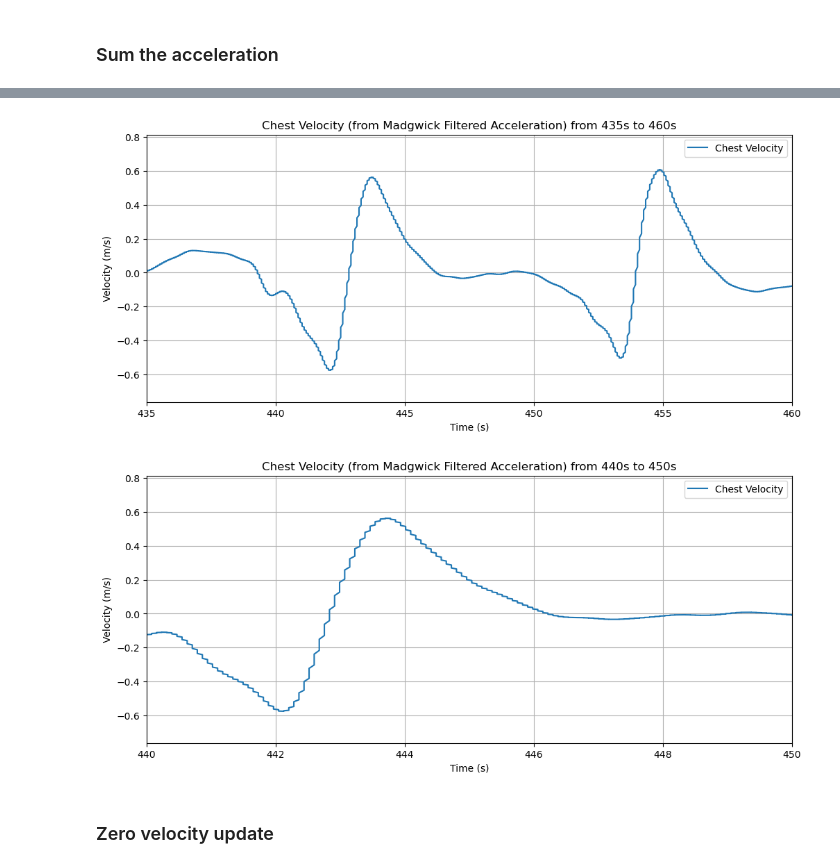
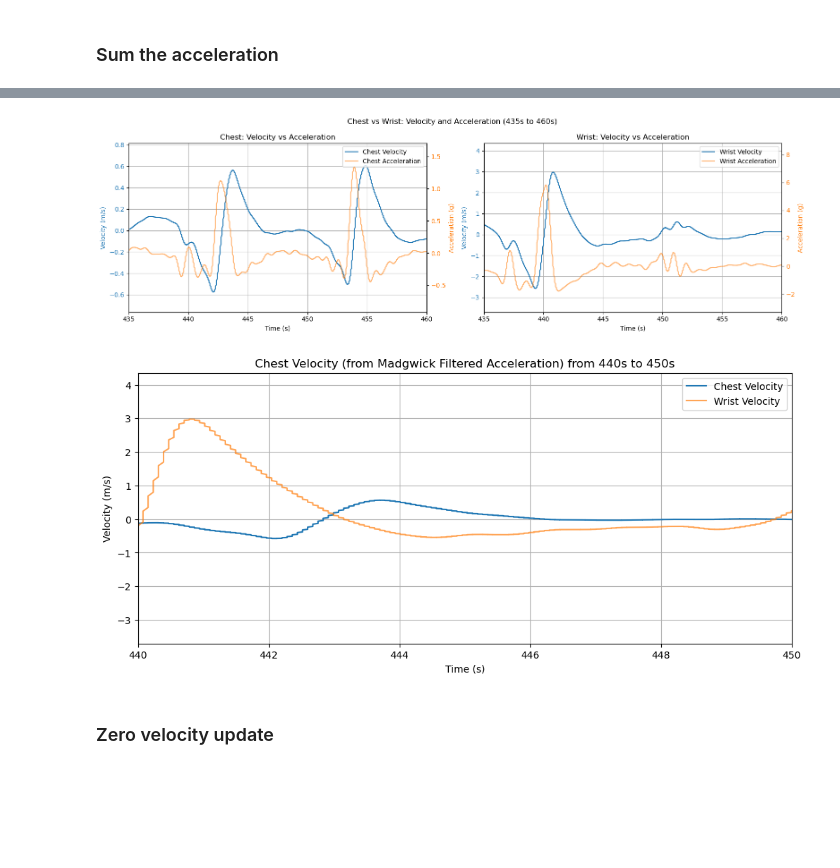
Before and after one commit to tdjohnson1987/ProJump, a Jupyter notebook: EDA.ipynb, the cells around one changed output, grey strips where cells are left out. Cells and saved outputs as stored; diff of their text form; code cells hidden in the pictures; blank space fills up the shorter version.

Commit message:
Updated madgwick and jump detection algorithm

```diff
--- a/EDA.ipynb
+++ b/EDA.ipynb
@@ -572,20 +648,20 @@ plt.show()
 acc_x_chest = df_mad_jonatan_chest['AccX_chest_global'].values/9.81
 acc_y_chest = df_mad_jonatan_chest['AccY_chest_global'].values/9.81
 acc_z_chest = df_mad_jonatan_chest['AccZ_chest_global'].values/9.81
-# acc_x_wrist = df_mad_jonatan_wrist['AccX_wrist_global'].values/9.81
-# acc_y_wrist = df_mad_jonatan_wrist['AccY_wrist_global'].values/9.81
-# acc_z_wrist = df_mad_jonatan_wrist['AccZ_wrist_global'].values/9.81
+acc_x_wrist = df_mad_jonatan_wrist['AccX_wrist_global'].values/9.81
+acc_y_wrist = df_mad_jonatan_wrist['AccY_wrist_global'].values/9.81
+acc_z_wrist = df_mad_jonatan_wrist['AccZ_wrist_global'].values/9.81
 # %% [markdown]
 ### Sum the acceleration
 # %%
 # Rectify acceleration by summing the squares of each axis and taking the square root
 df_mad_jonatan_chest['Acc_Mag_chest'] = np.sqrt(acc_x_chest**2 + acc_y_chest**2 + acc_z_chest**2)
-# df_mad_jonatan_wrist['Acc_Mag_wrist'] = np.sqrt(acc_x_wrist**2 + acc_y_wrist**2 + acc_z_wrist**2)
+df_mad_jonatan_wrist['Acc_Mag_wrist'] = np.sqrt(acc_x_wrist**2 + acc_y_wrist**2 + acc_z_wrist**2)
 
 # Plot the rectified acceleration
 plt.figure(figsize=(12, 5))
 plt.plot(df_mad_jonatan_chest['time'], df_mad_jonatan_chest['Acc_Mag_chest'], label='Chest Acc Magnitude')
-# plt.plot(df_mad_jonatan_wrist['time'], df_mad_jonatan_wrist['Acc_Mag_wrist'], label='Wrist Acc Magnitude', alpha=0.7) #       more transparent
+plt.plot(df_mad_jonatan_wrist['time'], df_mad_jonatan_wrist['Acc_Mag_wrist'], label='Wrist Acc Magnitude', alpha=0.7) #       more transparent
 plt.title("Chest Acceleration Magnitude (Madgwick Filtered)")
 plt.xlim(580, 780)  # Adjust x-axis limits to zoom in
 plt.xlabel("Time (s)")
@@ -599,16 +675,16 @@ plt.show()
 # %%
 # Low-pass filter the rectified acceleration
 filtered_acc_ch = butter_lowpass_filter(df_mad_jonatan_chest['Acc_Mag_chest'], cutoff=1, fs=estimated_hz)
-# filtered_acc_wr = butter_lowpass_filter(df_mad_jonatan_wrist['Acc_Mag_wrist'] , cutoff=1, fs=sample_rate)
+filtered_acc_wr = butter_lowpass_filter(df_mad_jonatan_wrist['Acc_Mag_wrist'] , cutoff=1, fs=estimated_hz)
 
 # High-pass filter the rectified acceleration to remove drift
 filtered_acc_ch = butter_highpass_filter(filtered_acc_ch, cutoff=0.1, fs=estimated_hz)
-# filtered_acc_wr = butter_highpass_filter(filtered_acc_wr, cutoff=0.1, fs=estimated_hz)
+filtered_acc_wr = butter_highpass_filter(filtered_acc_wr, cutoff=0.1, fs=estimated_hz)
 
 #Plot
 plt.figure(figsize=(12, 5))
 plt.plot(df_mad_jonatan_chest['time'], filtered_acc_ch, label='Chest Acc Magnitude')
-# plt.plot(df_mad_jonatan_wrist['time'], filtered_acc_wr, label='Wrist Acc Magnitude', alpha=0.7) # more transparent
+plt.plot(df_mad_jonatan_wrist['time'], filtered_acc_wr, label='Wrist Acc Magnitude', alpha=0.7) # more transparent
 plt.title("Chest Acceleration Magnitude (Madgwick Filtered) - Low-pass Filtered")
 plt.xlim(400, 800)  # Adjust x-axis limits to zoom in
 plt.xlabel('Time (s)')
@@ -649 +727,5 @@ plt.show()
+# %%
+# Trapezoidal integration to get velocity
+vel_ch = integrate.cumulative_trapezoid(filtered_acc_ch, dx=1/estimated_hz, initial=0)
+vel_wr = integrate.cumulative_trapezoid(filtered_acc_wr, dx=1/estimated_hz, initial=0)
 # %%
@@ -668,22 +749,55 @@ plt.show()
 # %%
-#Plot from 435s to 460s
-plt.figure(figsize=(12, 5))
-plt.plot(df_mad_jonatan_chest['time'], vel_ch, label='Chest Velocity')
-# plt.plot(df_mad_jonatan_wrist['time'], vel_wr, label='Wrist Velocity', alpha=0.7) # more transparent
-plt.title("Chest Velocity (from Madgwick Filtered Acceleration) from 435s to 460s")
-plt.xlim(435, 460)  # Adjust x-axis limits to zoom in
-plt.xlabel('Time (s)')
-plt.ylabel('Velocity (m/s)')
-plt.legend()
-plt.grid(True)
+# Plot velocity and acceleration for Chest and Wrist
+fig, (ax1, ax3) = plt.subplots(1, 2, figsize=(16, 5), sharex=True)
+
+# Chest subplot
+ax1.plot(df_mad_jonatan_chest['time'], vel_ch, color="tab:blue", label='Chest Velocity')
+ax1.set_xlim(435, 460)
+ax1.set_xlabel("Time (s)")
+ax1.set_ylabel("Velocity (m/s)", color="tab:blue")
+ax1.tick_params(axis='y', labelcolor="tab:blue")
+ax1.grid(True)
+
+ax2 = ax1.twinx()
+ax2.plot(df_mad_jonatan_chest['time'], filtered_acc_ch,
+         color="tab:orange", alpha=0.6, label='Chest Acceleration')
+ax2.set_ylabel("Acceleration (g)", color="tab:orange")
+ax2.tick_params(axis='y', labelcolor="tab:orange")
+
+lines_1, labels_1 = ax1.get_legend_handles_labels()
+lines_2, labels_2 = ax2.get_legend_handles_labels()
+ax1.legend(lines_1 + lines_2, labels_1 + labels_2, loc="upper right")
+ax1.set_title("Chest: Velocity vs Acceleration")
+
+# Wrist subplot
+ax3.plot(df_mad_jonatan_wrist['time'], vel_wr, color="tab:blue", label='Wrist Velocity')
+ax3.set_xlim(435, 460)
+ax3.set_xlabel("Time (s)")
+ax3.set_ylabel("Velocity (m/s)", color="tab:blue")
+ax3.tick_params(axis='y', labelcolor="tab:blue")
+ax3.grid(True)
+
+ax4 = ax3.twinx()
+ax4.plot(df_mad_jonatan_wrist['time'], filtered_acc_wr,
+         color="tab:orange", alpha=0.6, label='Wrist Acceleration')
+ax4.set_ylabel("Acceleration (g)", color="tab:orange")
+ax4.tick_params(axis='y', labelcolor="tab:orange")
+
+lines_3, labels_3 = ax3.get_legend_handles_labels()
+lines_4, labels_4 = ax4.get_legend_handles_labels()
+ax3.legend(lines_3 + lines_4, labels_3 + labels_4, loc="upper right")
+ax3.set_title("Wrist: Velocity vs Acceleration")
+
+plt.suptitle("Chest vs Wrist: Velocity and Acceleration (435s to 460s)")
+plt.tight_layout()
 plt.show()
 # %% [output]
-[figure, old version]
+[figure, new version]
 # %%
 #Plot from 440s to 450s
 plt.figure(figsize=(12, 5))
 plt.plot(df_mad_jonatan_chest['time'], vel_ch, label='Chest Velocity')
-# plt.plot(df_mad_jonatan_wrist['time'], vel_wr, label='Wrist Velocity', alpha=0.7) # more transparent
+plt.plot(df_mad_jonatan_wrist['time'], vel_wr, label='Wrist Velocity', alpha=0.7) # more transparent
 plt.title("Chest Velocity (from Madgwick Filtered Acceleration) from 440s to 450s")
 plt.xlim(440, 450)  # Adjust x-axis limits to zoom in
 plt.xlabel('Time (s)')
@@ -692,7 +806,7 @@ plt.legend()
 plt.grid(True)
 plt.show()
 # %% [output]
-[figure, old version]
+[figure, new version]
 # %% [markdown]
 ### Zero velocity update
 # %%
```
Also changed, not shown: parts of 50 cells of this notebook, 1 other file.
